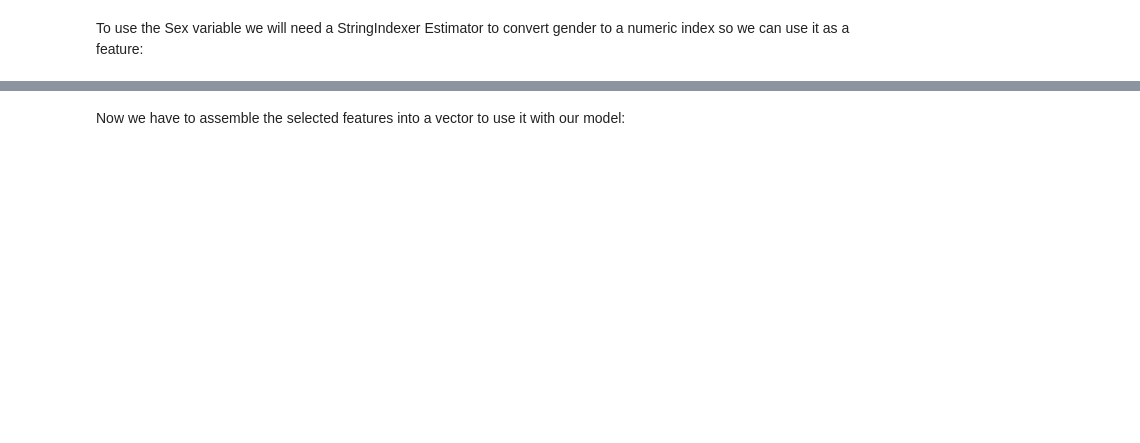
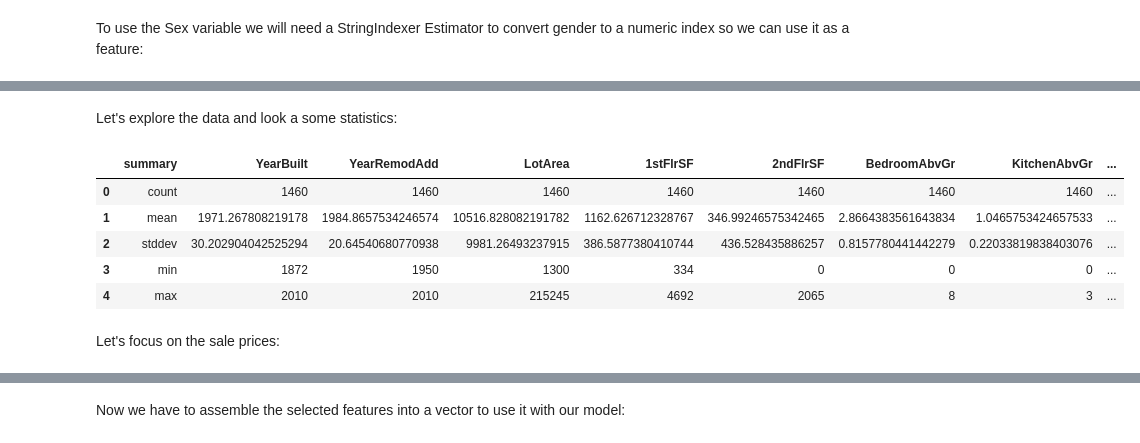
Before and after one commit to javicacheiro/pyspark_course, a Jupyter notebook: extended/exercises/Unit_9_house_prices.ipynb, the cells around one changed output, grey strips where cells are left out. Saved outputs shown, nothing was run; the diff lists cells and outputs as text; code cells hidden in the pictures; blank space fills up the shorter version.

Commit message:
house prices lab

```diff
--- a/extended/exercises/Unit_9_house_prices.ipynb
+++ b/extended/exercises/Unit_9_house_prices.ipynb
@@ -110,7 +110,7 @@ Then we have to upload the files to HDFS, to the `datasets/house-prices` directo
 # %% [markdown]
 We can now now load the data and explore it:
 # %%
-passengers = spark.read.csv('datasets/titanic/train.csv', header=True,
+houses = spark.read.csv('datasets/house-prices/train.csv', header=True,
                        inferSchema=True)
 # %% [markdown]
 Let's see how the data looks like:
@@ -164,2 +185,8 @@ To keep feature engineering simple we will select the following features:
 # %% [markdown]
 To use the Sex variable we will need a StringIndexer Estimator to convert gender to a numeric index so we can use it as a feature:
+# %%
+cols = ['YearBuilt', 'YearRemodAdd', 'LotArea', '1stFlrSF', '2ndFlrSF',
+        'BedroomAbvGr', 'KitchenAbvGr', 'TotRmsAbvGrd', 'GarageCars',
+        'KitchenQual', 'Functional', 'RoofMatl', 'RoofStyle', 'Heating', 'SalePrice']
+# %%
+data = houses.select(cols)
@@ -165,0 +213,13 @@ To use the Sex variable we will need a StringIndexer Estimator to convert gender
+# %% [markdown]
+Let's explore the data and look a some statistics:
+# %%
+data.describe().toPandas()
+# %% [output]
+|  | summary | YearBuilt | YearRemodAdd | LotArea | 1stFlrSF | 2ndFlrSF | BedroomAbvGr | KitchenAbvGr | ... |
+| 0 | count | 1460 | 1460 | 1460 | 1460 | 1460 | 1460 | 1460 | ... |
+| 1 | mean | 1971.267808219178 | 1984.8657534246574 | 10516.828082191782 | 1162.626712328767 | 346.99246575342465 | 2.8664383561643834 | 1.0465753424657533 | ... |
+| 2 | stddev | 30.202904042525294 | 20.64540680770938 | 9981.26493237915 | 386.5877380410744 | 436.528435886257 | 0.8157780441442279 | 0.22033819838403076 | ... |
+| 3 | min | 1872 | 1950 | 1300 | 334 | 0 | 0 | 0 | ... |
+| 4 | max | 2010 | 2010 | 215245 | 4692 | 2065 | 8 | 3 | ... |
+# %% [markdown]
+Let's focus on the sale prices:
```
Also changed, not shown: parts of 93 cells of this notebook.
